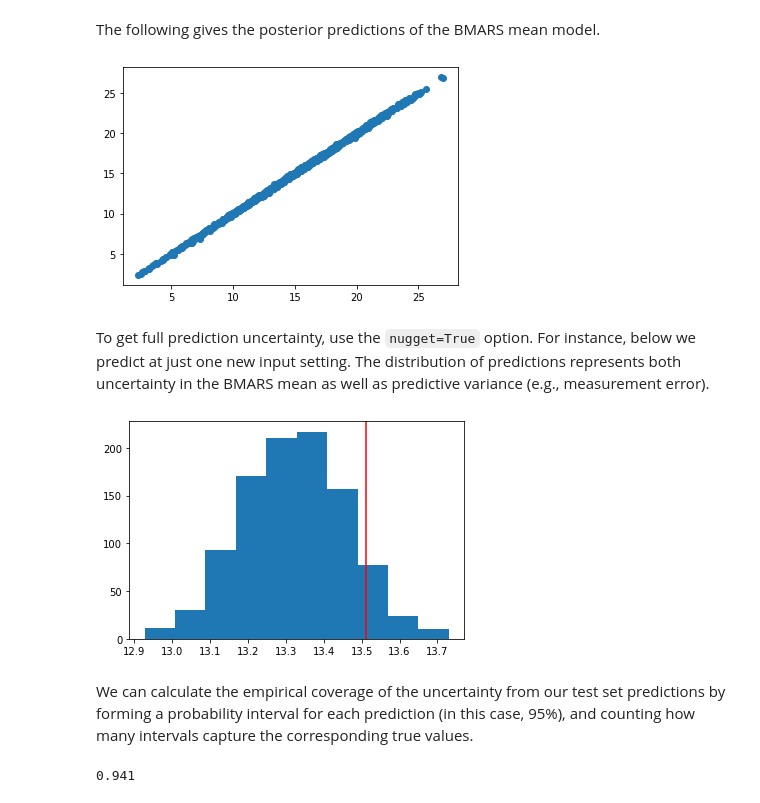
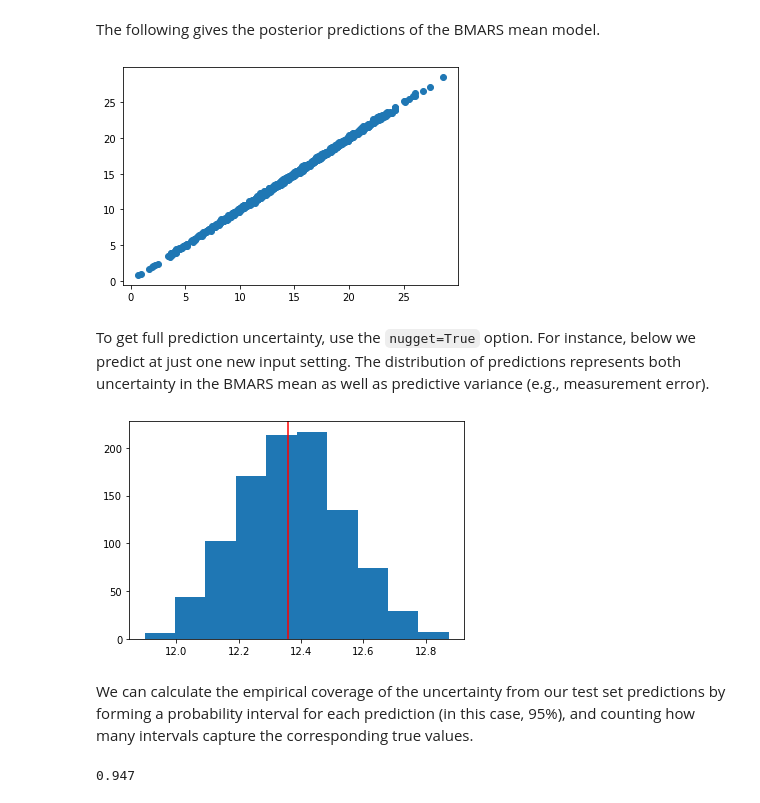
Before and after one commit to lanl/pyBASS, a Jupyter notebook: examples/ex1.ipynb, the cells around one changed output. Saved outputs shown, nothing was run; the diff lists cells and outputs as text; code cells hidden in the pictures.

```diff
--- a/examples/ex1.ipynb
+++ b/examples/ex1.ipynb
@@ -30,25 +30,24 @@ BASS MCMC Complete. Time: 3.376908 seconds.
 # %% [markdown]
 The following gives the posterior predictions of the BMARS mean model.
 # %%
-pred = mod.predict(xx)
-plt.scatter(ftest, pred.mean(axis=0)) # posterior mean prediction vs noisless test outputs
+fpred = mod.predict(xx)
+plt.scatter(ftest, fpred.mean(axis=0)) # posterior mean prediction vs noisless test outputs
 plt.show()
 # %% [output]
-[figure, old version]
+[figure, new version]
 # %% [markdown]
 To get full prediction uncertainty, use the `nugget=True` option.  For instance, below we predict at just one new input setting.  The distribution of predictions represents both uncertainty in the BMARS mean as well as predictive variance (e.g., measurement error).
 # %%
-pred_1obs = mod.predict(xx[0], nugget=True)
-plt.hist(pred_1obs)
-plt.axvline(ytest[0], color='red')
+ypred = mod.predict(xx, nugget=True)
+plt.hist(ypred[:, 40])
+plt.axvline(ytest[40], color='red')
 plt.show()
 # %% [output]
-[figure, old version]
+[figure, new version]
 # %% [markdown]
 We can calculate the empirical coverage of the uncertainty from our test set predictions by forming a probability interval for each prediction (in this case, 95%), and counting how many intervals capture the corresponding true values.
 # %%
-pred_obs = mod.predict(xx, nugget=True)
-quantiles = np.quantile(pred_obs, [0.025, .975], axis=0)
+quantiles = np.quantile(ypred, [0.025, .975], axis=0)
 np.mean((quantiles[0] < ytest) * (quantiles[1] > ytest))
 # %% [output]
-0.941
+0.947
```
Also changed, not shown: parts of 1 cell of this notebook, 4 other files.
